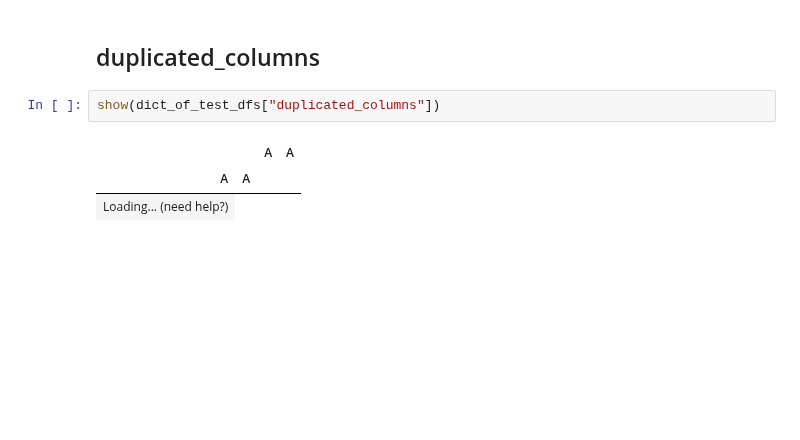
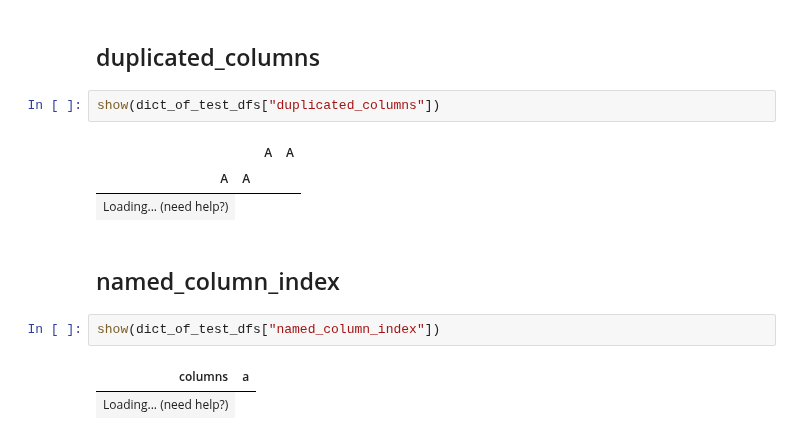
Before and after one commit to winvictorty/itables, a Jupyter notebook: _sources/sample_dataframes.ipynb, the cells around one changed output. Drawn from its saved outputs; the diff is of its cells as text; blank space fills up the shorter version.

```diff
--- a/_sources/sample_dataframes.ipynb
+++ b/_sources/sample_dataframes.ipynb
@@ -151,3 +151,10 @@ show(dict_of_test_dfs["duplicated_columns"])
 |  |  | A | A |
 | A | A |  |  |
 | Loading... (need help?) |
+# %% [markdown]
+## named_column_index
+# %%
+show(dict_of_test_dfs["named_column_index"])
+# %% [output]
+| columns | a |
+| Loading... (need help?) |
```
Also changed, not shown: 13 other files.
